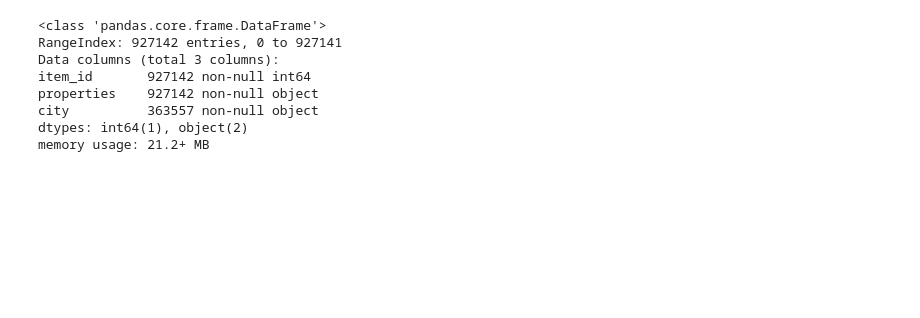
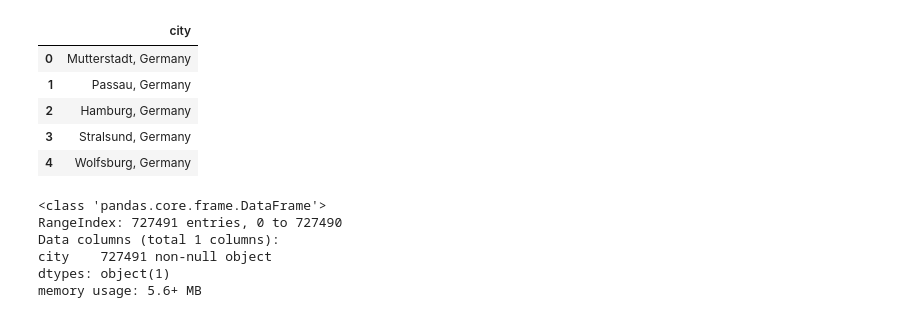
Before and after one commit to fpleoni/where_do_we_go_from_here, a Jupyter notebook: jupyter_notebooks/scraping_script.ipynb, the cells around one changed output. Drawn from its saved outputs; the diff is of its cells as text; code cells hidden in the pictures; blank space fills up the shorter version.

```diff
--- a/jupyter_notebooks/scraping_script.ipynb
+++ b/jupyter_notebooks/scraping_script.ipynb
@@ -13,19 +15,26 @@ import random
 warnings.filterwarnings("ignore")
 # %%
 # Import csv file
-hotels_path = "../data/properties_and_cities.csv"
+cities_path = "../data/hotels_items.csv"
 # %%
 # Create dataframe
-hotels_df = pd.read_csv(hotels_path, usecols = ["item_id", "properties", "city"])
+cities_df = pd.read_csv(hotels_path, usecols = ["city"])
+# %%
+cities_df.head()
+# %% [output]
+|  | city |
+| 0 | Mutterstadt, Germany |
+| 1 | Passau, Germany |
+| 2 | Hamburg, Germany |
+| 3 | Stralsund, Germany |
+| 4 | Wolfsburg, Germany |
 # %%
 # Sanity check
-hotels_df.info()
+cities_df.info()
 # %% [output]
 <class 'pandas.core.frame.DataFrame'>
-RangeIndex: 927142 entries, 0 to 927141
-Data columns (total 3 columns):
-item_id       927142 non-null int64
-properties    927142 non-null object
-city          363557 non-null object
-dtypes: int64(1), object(2)
-memory usage: 21.2+ MB
+RangeIndex: 727491 entries, 0 to 727490
+Data columns (total 1 columns):
+city    727491 non-null object
+dtypes: object(1)
+memory usage: 5.6+ MB
```
Also changed, not shown: parts of 10 cells of this notebook, 1 other file.
